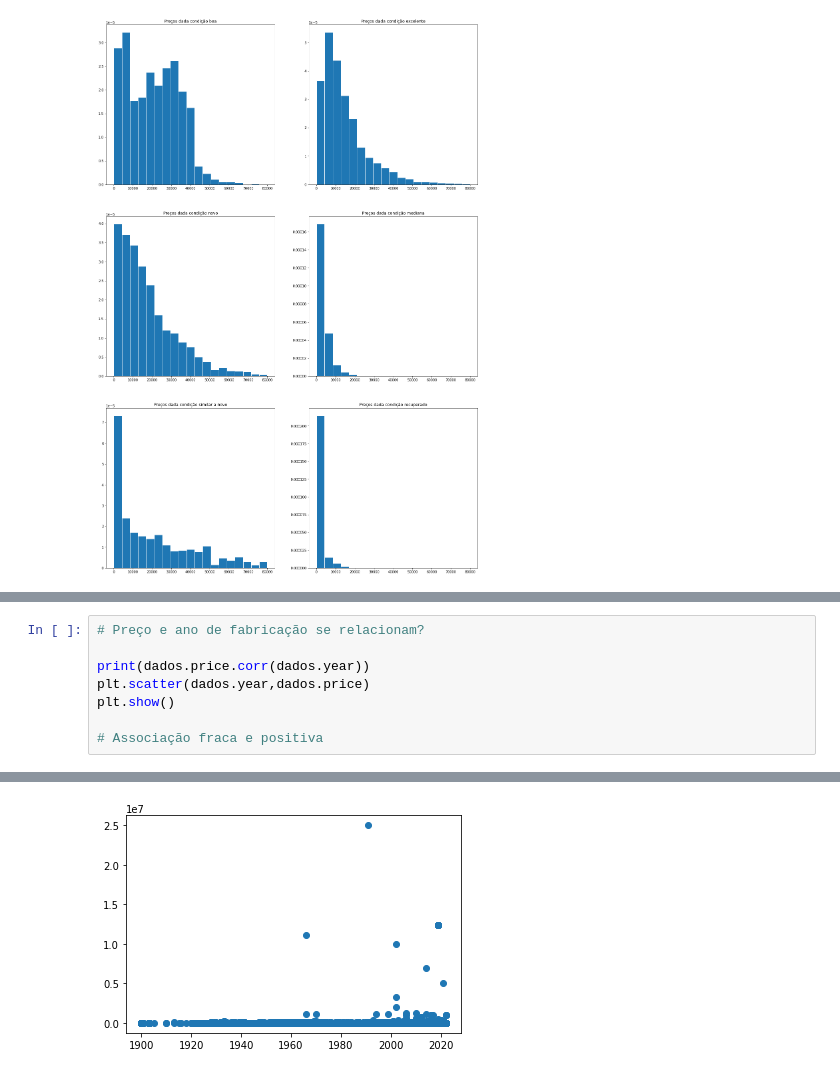
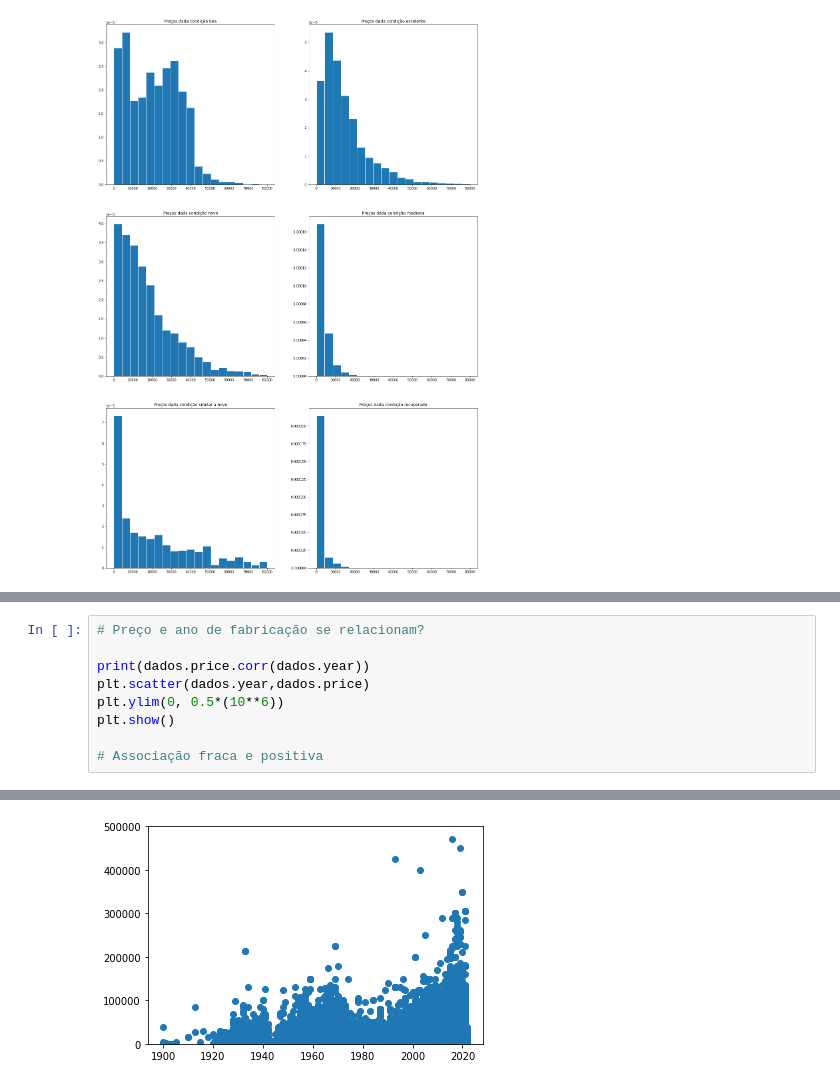
Before and after one commit to MekhyW/Car-Resell-Price-Predictor, a Jupyter notebook: Predictor.ipynb, the cells around one changed output, grey strips where cells are left out. Saved outputs shown, nothing was run; the diff lists cells and outputs as text.

```diff
--- a/Predictor.ipynb
+++ b/Predictor.ipynb
@@ -199,6 +204,7 @@ Name: transmission, dtype: float64
 
 print(dados.price.corr(dados.year))
 plt.scatter(dados.year,dados.price)
+plt.ylim(0, 0.5*(10**6))
 plt.show()
 
 # Associação fraca e positiva
@@ -207 +213 @@ plt.show()
-[figure, old version]
+[figure, new version]
```
Also changed, not shown: parts of 8 cells of this notebook.
